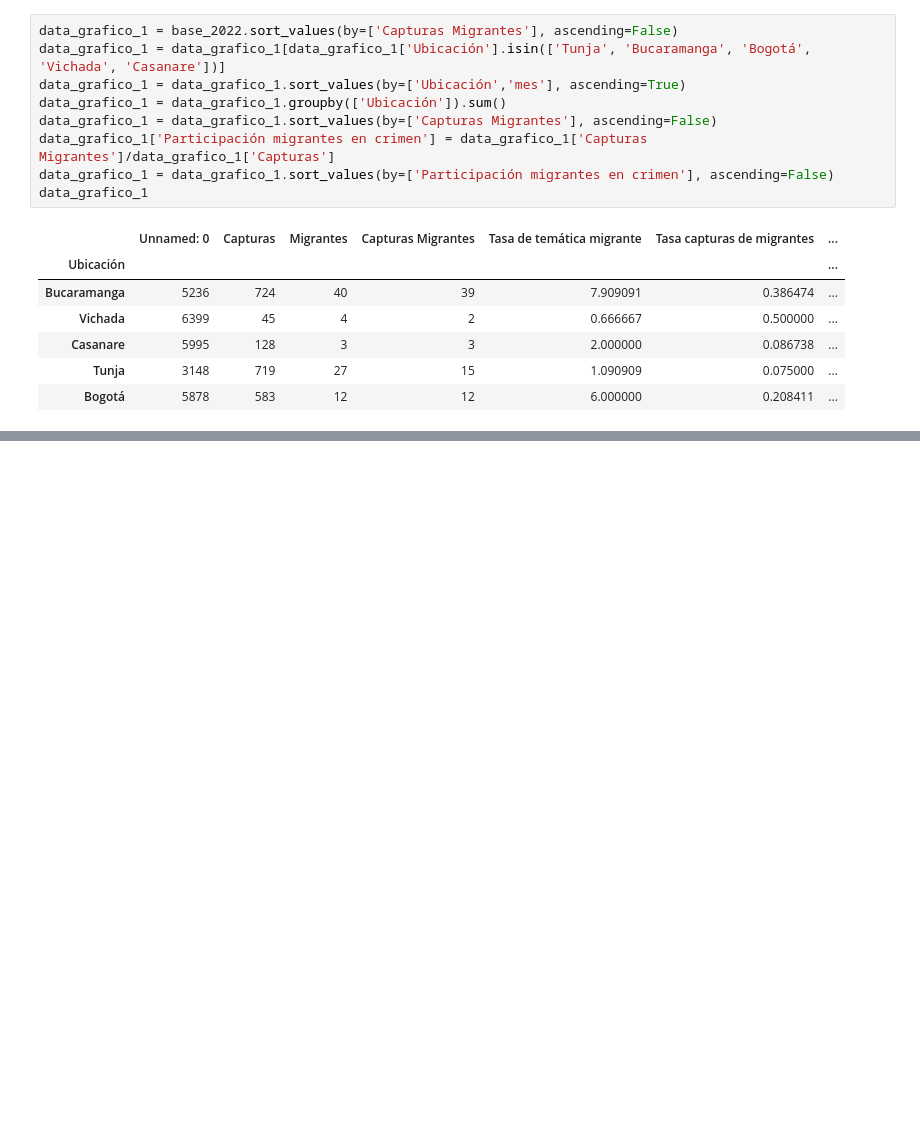
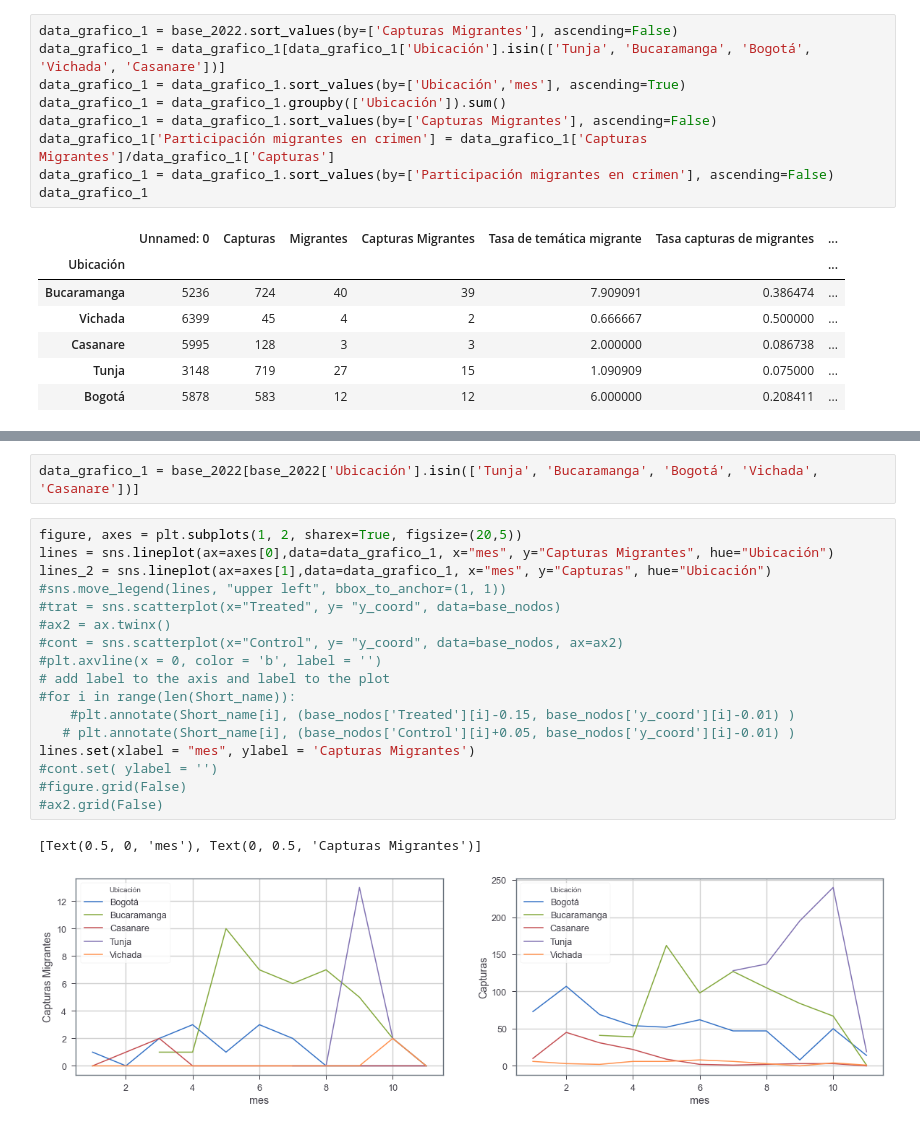
Before and after one commit to jordinola1470/BX-Codes, a Jupyter notebook: Capturas de Venezolanos/graphs.ipynb, the cells around one changed output, grey strips where cells are left out. Drawn from its saved outputs; the diff is of its cells as text; blank space fills up the shorter version.

```diff
--- a/Capturas de Venezolanos/graphs.ipynb
+++ b/Capturas de Venezolanos/graphs.ipynb
@@ -117,0 +118,22 @@ plt.grid(False)
+# %%
+data_grafico_1 = base_2022[base_2022['Ubicación'].isin(['Tunja', 'Bucaramanga', 'Bogotá', 'Vichada', 'Casanare'])]
+# %%
+figure, axes = plt.subplots(1, 2, sharex=True, figsize=(20,5))
+lines = sns.lineplot(ax=axes[0],data=data_grafico_1, x="mes", y="Capturas Migrantes", hue="Ubicación")
+lines_2 = sns.lineplot(ax=axes[1],data=data_grafico_1, x="mes", y="Capturas", hue="Ubicación")
+#sns.move_legend(lines, "upper left", bbox_to_anchor=(1, 1))
+#trat = sns.scatterplot(x="Treated", y= "y_coord", data=base_nodos)
+#ax2 = ax.twinx()
+#cont = sns.scatterplot(x="Control", y= "y_coord", data=base_nodos, ax=ax2)
+#plt.axvline(x = 0, color = 'b', label = '')
+# add label to the axis and label to the plot
+#for i in range(len(Short_name)):
+    #plt.annotate(Short_name[i], (base_nodos['Treated'][i]-0.15, base_nodos['y_coord'][i]-0.01) )
+   # plt.annotate(Short_name[i], (base_nodos['Control'][i]+0.05, base_nodos['y_coord'][i]-0.01) )
+lines.set(xlabel = "mes", ylabel = 'Capturas Migrantes')
+#cont.set( ylabel = '')
+#figure.grid(False)
+#ax2.grid(False)
+# %% [output]
+[Text(0.5, 0, 'mes'), Text(0, 0.5, 'Capturas Migrantes')]
+[figure, added]
```
Also changed, not shown: parts of 7 cells of this notebook, 44 other files.
